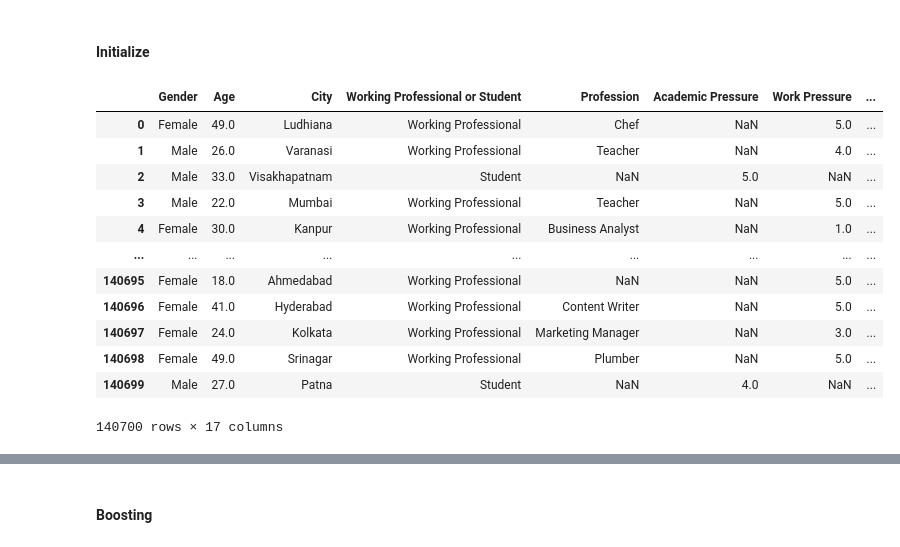
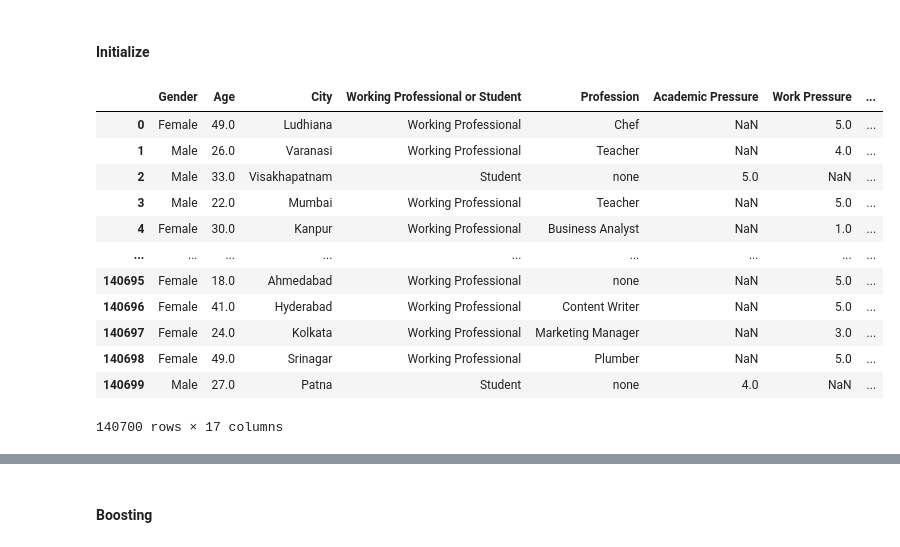
Before and after one commit to Caoze1/dv2599, a Jupyter notebook: projekt/book.ipynb, the cells around one changed output, grey strips where cells are left out. Cells and saved outputs as stored; diff of their text form; code cells hidden in the pictures.

```diff
--- a/projekt/book.ipynb
+++ b/projekt/book.ipynb
@@ -19,29 +19,35 @@ togu22@student.bth.se
 # %%
 # Import packages
 import pandas as pd
+import matplotlib.pyplot as plt
+import seaborn as sns
 from catboost import CatBoostClassifier, Pool
 from sklearn.metrics import accuracy_score, f1_score, precision_score
 
 # Load dataset
 df = pd.read_csv('playground-series-s4e11/train.csv')
 
 # Split dataset
 x = df.drop(['id', 'Name', 'Depression'], axis=1)
 y = df['Depression']
 
+
+x.fillna({'Profession': 'none', 'Dietary Habits': 'unknown', 'Degree' : 'none'}, inplace=True)
+df['CGPA'] = pd.to_numeric(df['CGPA'], errors='coerce').fillna(0).round().astype(int)
+
 # print(df['Dietary Habits'].isna().sum())
 display(x)
 # %% [output]
 |  | Gender | Age | City | Working Professional or Student | Profession | Academic Pressure | Work Pressure | ... |
 | 0 | Female | 49.0 | Ludhiana | Working Professional | Chef | NaN | 5.0 | ... |
 | 1 | Male | 26.0 | Varanasi | Working Professional | Teacher | NaN | 4.0 | ... |
-| 2 | Male | 33.0 | Visakhapatnam | Student | NaN | 5.0 | NaN | ... |
+| 2 | Male | 33.0 | Visakhapatnam | Student | none | 5.0 | NaN | ... |
 | 3 | Male | 22.0 | Mumbai | Working Professional | Teacher | NaN | 5.0 | ... |
 | 4 | Female | 30.0 | Kanpur | Working Professional | Business Analyst | NaN | 1.0 | ... |
 | ... | ... | ... | ... | ... | ... | ... | ... | ... |
-| 140695 | Female | 18.0 | Ahmedabad | Working Professional | NaN | NaN | 5.0 | ... |
+| 140695 | Female | 18.0 | Ahmedabad | Working Professional | none | NaN | 5.0 | ... |
 | 140696 | Female | 41.0 | Hyderabad | Working Professional | Content Writer | NaN | 5.0 | ... |
 | 140697 | Female | 24.0 | Kolkata | Working Professional | Marketing Manager | NaN | 3.0 | ... |
 | 140698 | Female | 49.0 | Srinagar | Working Professional | Plumber | NaN | 5.0 | ... |
-| 140699 | Male | 27.0 | Patna | Student | NaN | 4.0 | NaN | ... |
+| 140699 | Male | 27.0 | Patna | Student | none | 4.0 | NaN | ... |
 140700 rows × 17 columns
```
Also changed, not shown: parts of 3 cells of this notebook, 3 other files.
